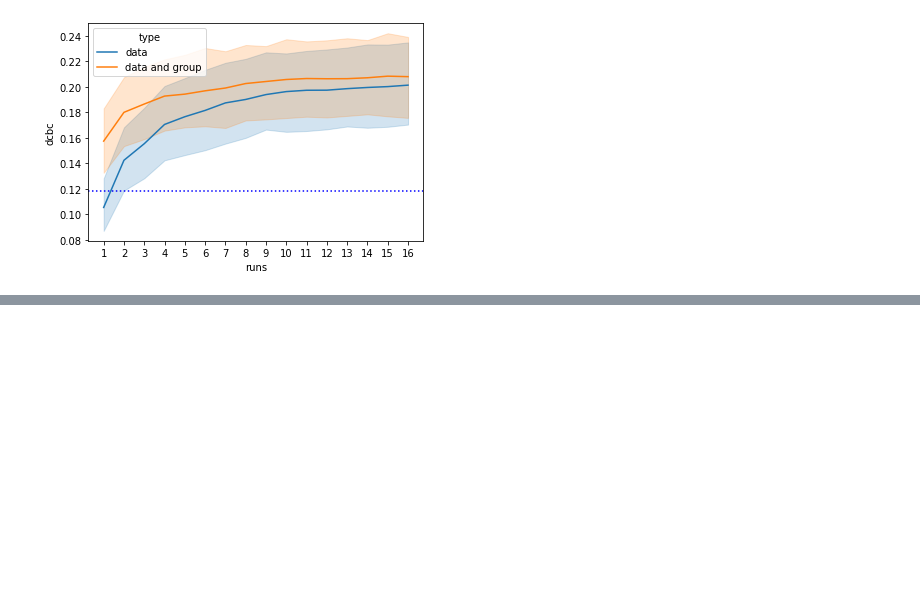
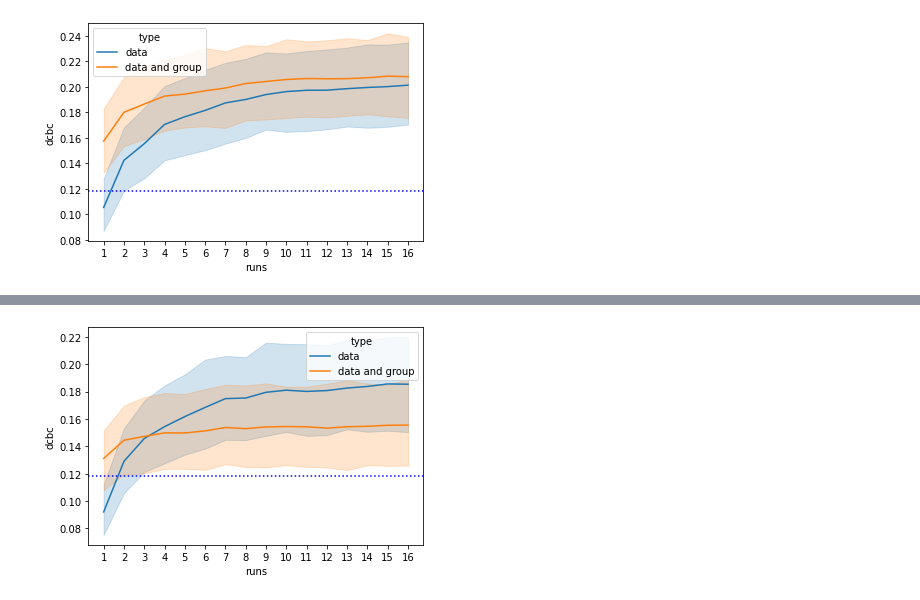
Before and after one commit to DiedrichsenLab/ProbabilisticParcellation, a Jupyter notebook: notebooks/atlas_paper/indiv_group.ipynb, the cells around one changed output, grey strips where cells are left out. Saved outputs shown, nothing was run; the diff lists cells and outputs as text; code cells hidden in the pictures; blank space fills up the shorter version.

```diff
--- a/notebooks/atlas_paper/indiv_group.ipynb
+++ b/notebooks/atlas_paper/indiv_group.ipynb
@@ -43,0 +48,4 @@ plot_dcbc('indivgroup_asym_MdPoNiIbWmDeSo_K68.tsv')
+# %%
+plot_dcbc('indivgroup_sym_MdPoNiIbWmDeSo_K68.tsv')
+# %% [output]
+[figure, added]
```
Also changed, not shown: parts of 1 cell of this notebook.
